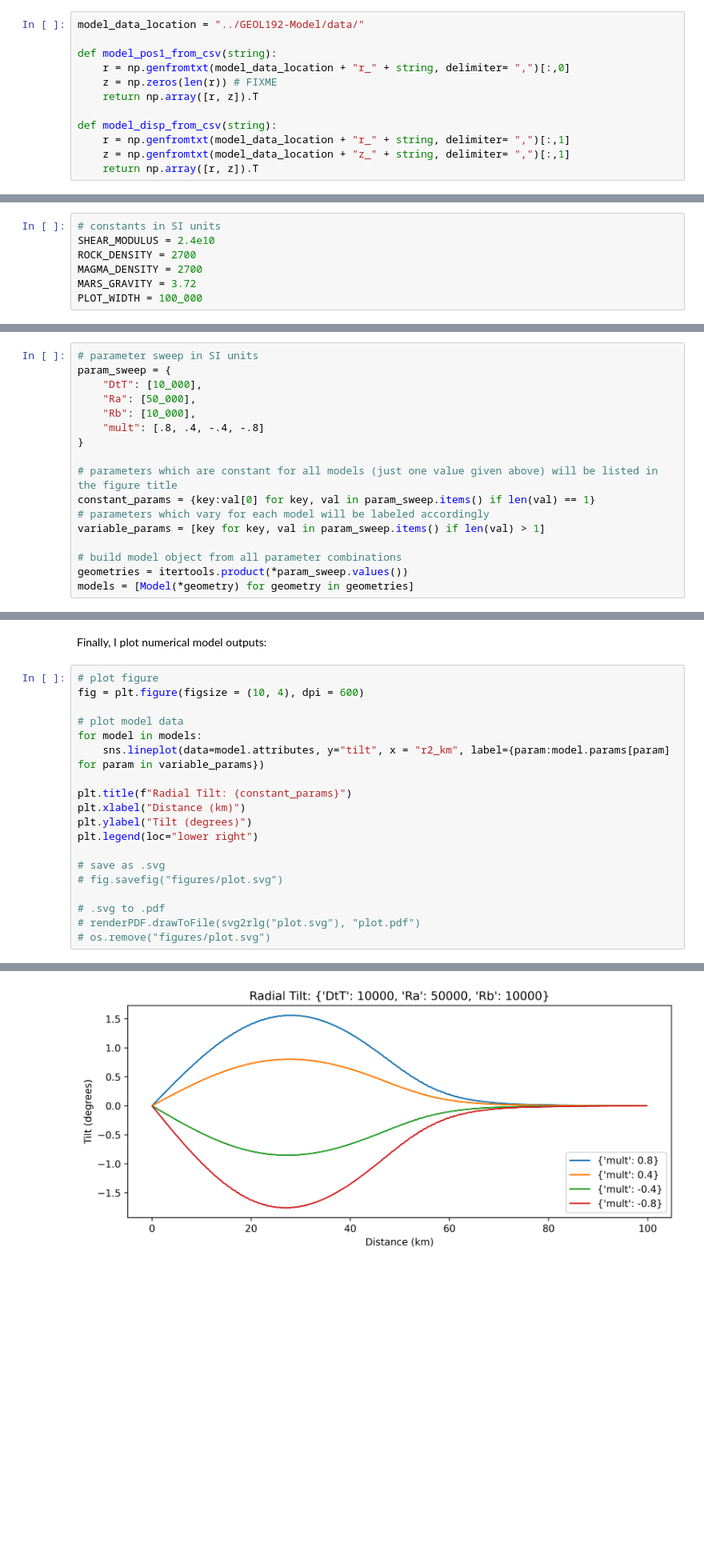
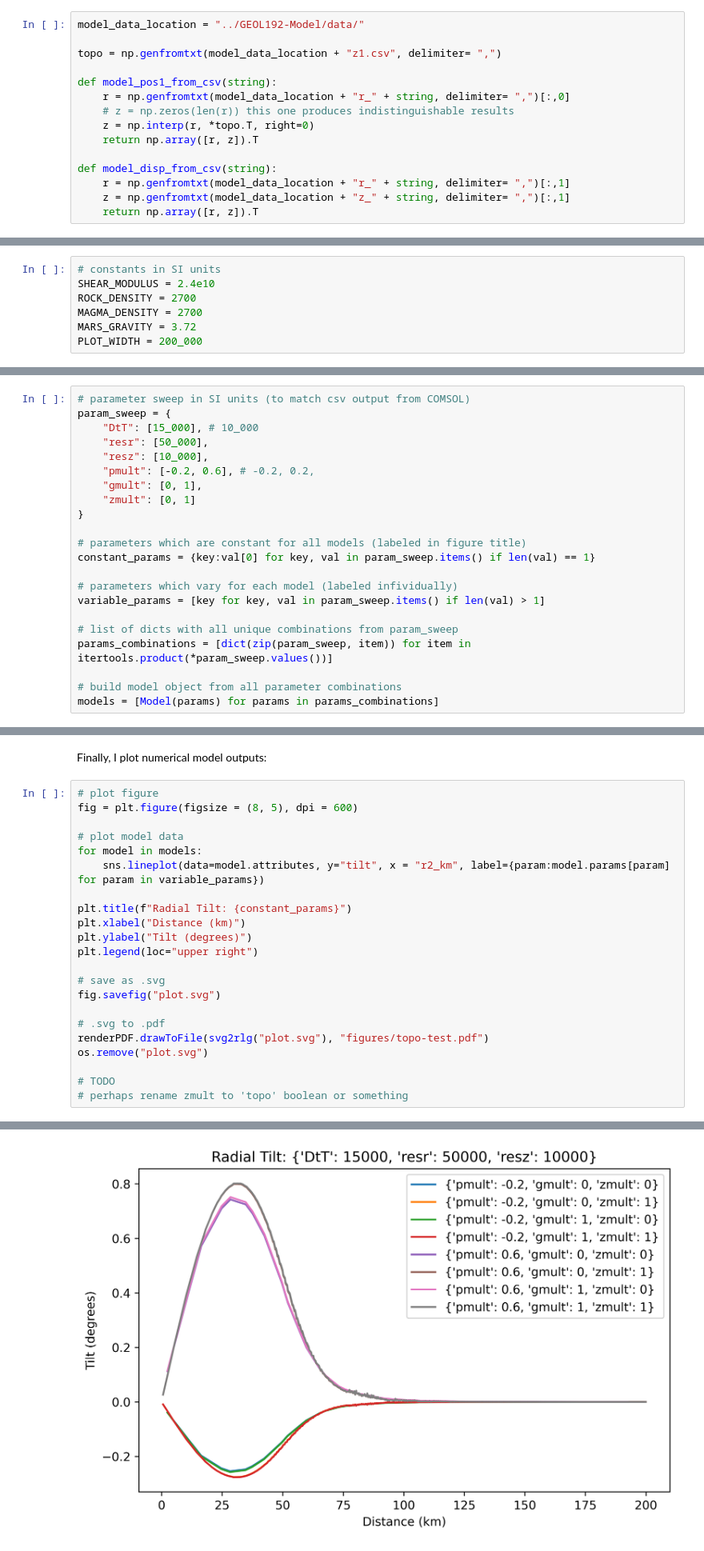
Before and after one commit to hernypeterson/thesis, a Jupyter notebook: code.ipynb, the cells around one changed output, grey strips where cells are left out. Shown at 80% size. Saved outputs shown, nothing was run; the diff lists cells and outputs as text; blank space fills up the shorter version.

Commit message:
finished preliminary tests

```diff
--- a/code.ipynb
+++ b/code.ipynb
@@ -162,9 +162,12 @@ Then, I define functions for reading the starting positions and displacements (r
 # %%
 model_data_location = "../GEOL192-Model/data/"
 
+topo = np.genfromtxt(model_data_location + "z1.csv", delimiter= ",")
+
 def model_pos1_from_csv(string):
     r = np.genfromtxt(model_data_location + "r_" + string, delimiter= ",")[:,0]
-    z = np.zeros(len(r)) # FIXME
+    # z = np.zeros(len(r)) this one produces indistinguishable results
+    z = np.interp(r, *topo.T, right=0)
     return np.array([r, z]).T
 
 def model_disp_from_csv(string):
@@ -179,7 +182,7 @@ SHEAR_MODULUS = 2.4e10
 ROCK_DENSITY = 2700
 MAGMA_DENSITY = 2700
 MARS_GRAVITY = 3.72
-PLOT_WIDTH = 100_000
+PLOT_WIDTH = 200_000
 # %% [markdown]
 
 I include functions for displacement and angular tilt from an analytical solution which assumes a elastic half-space inflated by a spherical reservoir, for comparison.
@@ -272,29 +275,34 @@ class Model:
 
 I define the model parameter combinations used in COMSOL and build a Model class (defined above) from each geometry. Any subset of geometries can be used by removing elements from the parameter sets.
 # %%
-# parameter sweep in SI units
+# parameter sweep in SI units (to match csv output from COMSOL)
 param_sweep = {
-    "DtT": [10_000],
-    "Ra": [50_000],
-    "Rb": [10_000],
-    "mult": [.8, .4, -.4, -.8]
+    "DtT": [15_000], # 10_000
+    "resr": [50_000],
+    "resz": [10_000],
+    "pmult": [-0.2, 0.6], # -0.2, 0.2,
+    "gmult": [0, 1],
+    "zmult": [0, 1]
 }
 
-# parameters which are constant for all models (just one value given above) will be listed in the figure title
+# parameters which are constant for all models (labeled in figure title)
 constant_params = {key:val[0] for key, val in param_sweep.items() if len(val) == 1}
-# parameters which vary for each model will be labeled accordingly
+
+# parameters which vary for each model (labeled infividually)
 variable_params = [key for key, val in param_sweep.items() if len(val) > 1]
 
+# list of dicts with all unique combinations from param_sweep
+params_combinations = [dict(zip(param_sweep, item)) for item in itertools.product(*param_sweep.values())]
+
 # build model object from all parameter combinations
-geometries = itertools.product(*param_sweep.values())
-models = [Model(*geometry) for geometry in geometries]
+models = [Model(params) for params in params_combinations]
 # %% [markdown]
 # Plotting
 # %% [markdown]
 Finally, I plot numerical model outputs:
 # %%
 # plot figure
-fig = plt.figure(figsize = (10, 4), dpi = 600)
+fig = plt.figure(figsize = (8, 5), dpi = 600)
 
 # plot model data
 for model in models:
@@ -303,12 +311,15 @@ for model in models:
 plt.title(f"Radial Tilt: {constant_params}")
 plt.xlabel("Distance (km)")
 plt.ylabel("Tilt (degrees)")
-plt.legend(loc="lower right")
+plt.legend(loc="upper right")
 
 # save as .svg
-# fig.savefig("figures/plot.svg")
+fig.savefig("plot.svg")
 
 # .svg to .pdf
-# renderPDF.drawToFile(svg2rlg("plot.svg"), "plot.pdf")
-# os.remove("figures/plot.svg")
+renderPDF.drawToFile(svg2rlg("plot.svg"), "figures/topo-test.pdf")
+os.remove("plot.svg")
+
+# TODO
+# perhaps rename zmult to 'topo' boolean or something
 # %% [output]
@@ -316,2 +326,2 @@ plt.legend(loc="lower right")
-[figure, old version]
+[figure, new version]
 # %% [markdown]
```
Also changed, not shown: parts of 8 cells of this notebook, 4 other files.
